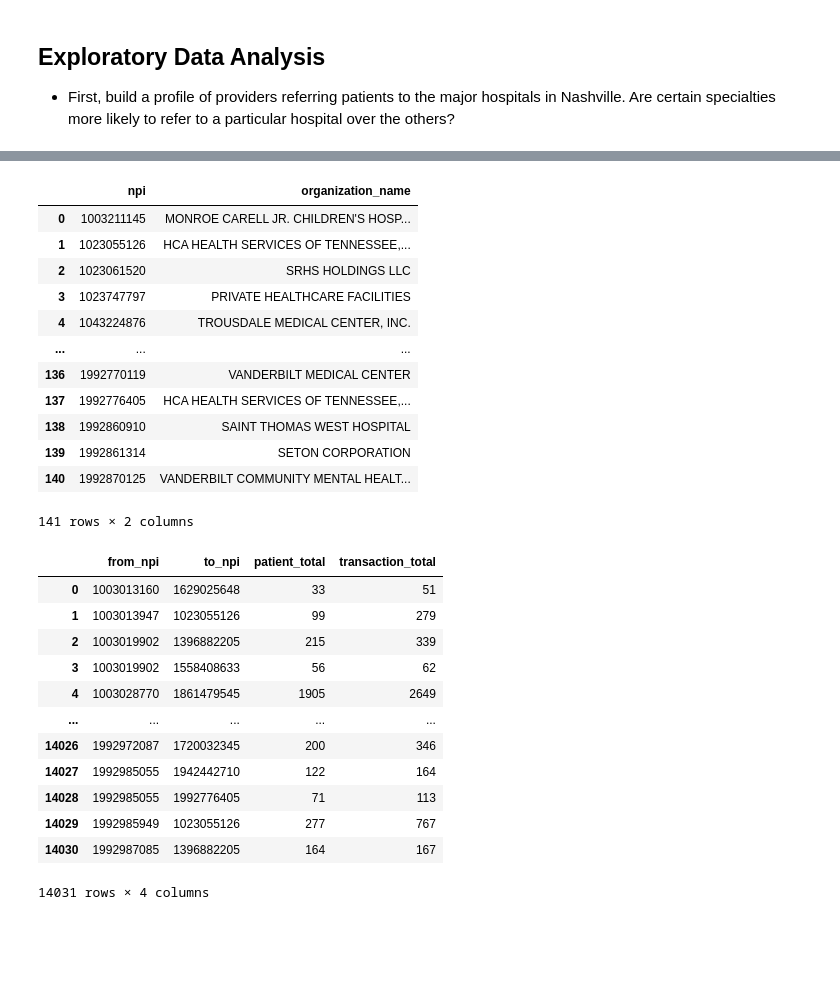
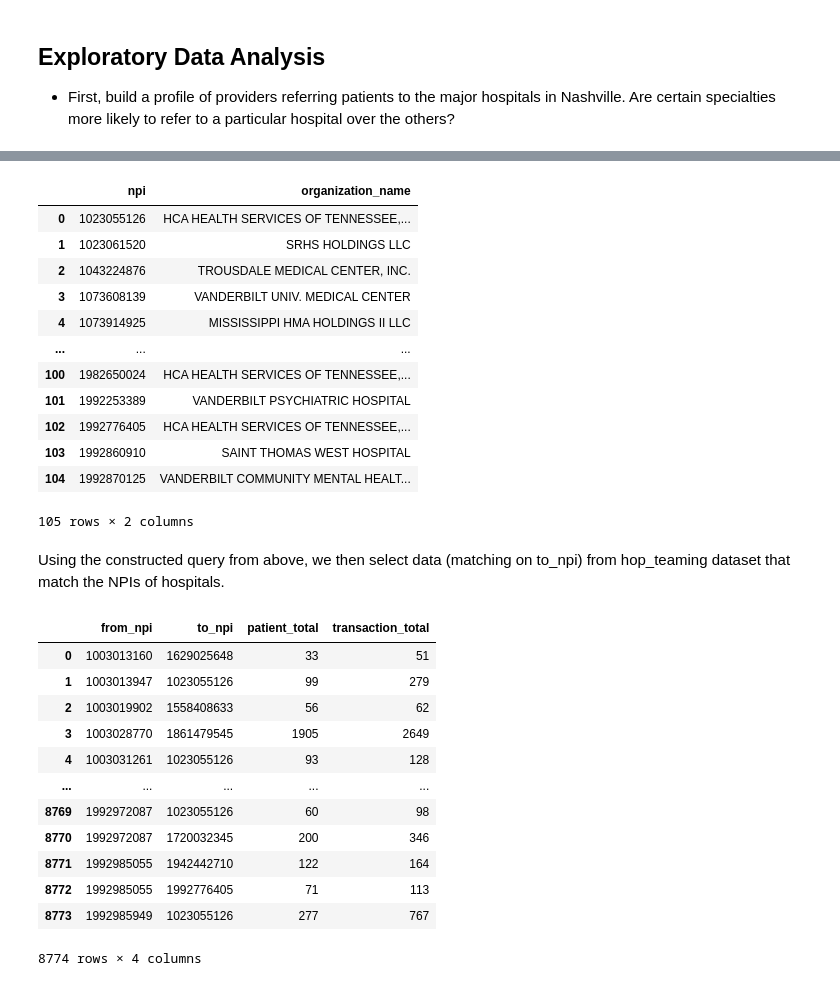
Before and after one commit to tomoumer/hop_team-the-hindenburgs, a Jupyter notebook: notebooks/data_exploration.ipynb, the cells around one changed output, grey strips where cells are left out. Drawn from its saved outputs; the diff is of its cells as text; code cells hidden in the pictures; blank space fills up the shorter version.

Commit message:
filtered hospitals based on cbsa and searched for providers who refer to them

```diff
--- a/notebooks/data_exploration.ipynb
+++ b/notebooks/data_exploration.ipynb
@@ -50,7 +56,6 @@ test_sqlite
 
 > NOTE2: during first attempt we used `address_city_name = 'NASHVILLE'` however, that excludes hospitals located in Madison, Franklin or similar. that is the reason to use CBSA instead, as well as res_ratio that tells how much of a ZIP code is included within a given CBSA
 # %%
-# the query below selects all hospitals based on the cbsa
 query = """
 SELECT DISTINCT npi, organization_name
 FROM nnpes AS np
@@ -60,32 +65,34 @@ INNER JOIN zip_cbsa AS zc
 ON np.address_postal_code = zc.zip
 WHERE entity_type_code = 2.0
     AND address_state_name = 'TN'
+    AND classification LIKE '%Hospital'
     AND cbsa = 34980
-    -- AND res_ratio > 0.5
-    AND classification LIKE '%Hospital'
+    AND res_ratio >= 0.5
     AND organization_name != 'BUNDLED PAYMENT SERVICES, LLC'
     AND organization_name != 'STATE OF TENNESSEE STATE F&A PAYROLL'
 """
 
 
 with sqlite3.connect('../data/hop_teaming_database.sqlite') as db:
-    hospitals_sqlite = pd.read_sql(query, db)
+    hospitals = pd.read_sql(query, db)
 
-hospitals_sqlite
+hospitals
 # %% [output]
 |  | npi | organization_name |
-| 0 | 1003211145 | MONROE CARELL JR. CHILDREN'S HOSP... |
-| 1 | 1023055126 | HCA HEALTH SERVICES OF TENNESSEE,... |
-| 2 | 1023061520 | SRHS HOLDINGS LLC |
-| 3 | 1023747797 | PRIVATE HEALTHCARE FACILITIES |
-| 4 | 1043224876 | TROUSDALE MEDICAL CENTER, INC. |
+| 0 | 1023055126 | HCA HEALTH SERVICES OF TENNESSEE,... |
+| 1 | 1023061520 | SRHS HOLDINGS LLC |
+| 2 | 1043224876 | TROUSDALE MEDICAL CENTER, INC. |
+| 3 | 1073608139 | VANDERBILT UNIV. MEDICAL CENTER |
+| 4 | 1073914925 | MISSISSIPPI HMA HOLDINGS II LLC |
 | ... | ... | ... |
-| 136 | 1992770119 | VANDERBILT MEDICAL CENTER |
-| 137 | 1992776405 | HCA HEALTH SERVICES OF TENNESSEE,... |
-| 138 | 1992860910 | SAINT THOMAS WEST HOSPITAL |
-| 139 | 1992861314 | SETON CORPORATION |
-| 140 | 1992870125 | VANDERBILT COMMUNITY MENTAL HEALT... |
+| 100 | 1982650024 | HCA HEALTH SERVICES OF TENNESSEE,... |
+| 101 | 1992253389 | VANDERBILT PSYCHIATRIC HOSPITAL |
+| 102 | 1992776405 | HCA HEALTH SERVICES OF TENNESSEE,... |
+| 103 | 1992860910 | SAINT THOMAS WEST HOSPITAL |
+| 104 | 1992870125 | VANDERBILT COMMUNITY MENTAL HEALT... |
-141 rows × 2 columns
+105 rows × 2 columns
+# %% [markdown]
+Using the constructed query from above, we then select data (matching on to_npi) from hop_teaming dataset that match the NPIs of hospitals.
 # %%
 query = """
 WITH hospitals AS (
@@ -96,41 +103,41 @@ WITH hospitals AS (
     INNER JOIN zip_cbsa AS zc
     ON np.address_postal_code = zc.zip
     WHERE entity_type_code = 2.0
         AND address_state_name = 'TN'
         AND cbsa = 34980
-        -- AND res_ratio > 0.5
+        AND res_ratio >= 0.5
         AND classification LIKE '%Hospital'
         AND organization_name != 'BUNDLED PAYMENT SERVICES, LLC'
         AND organization_name != 'STATE OF TENNESSEE STATE F&A PAYROLL'
 )
 SELECT
     from_npi,
     to_npi,
     SUM(patient_count) AS patient_total,
     SUM(transaction_count) AS transaction_total
 FROM hop_teaming
 WHERE to_npi IN hospitals
 GROUP BY from_npi, to_npi
 """
 
 # number of places that refer to major hospitals 14031
 # number of unique places that refer to hospitals 7688
 
 with sqlite3.connect('../data/hop_teaming_database.sqlite') as db:
     providers_to_hospitals = pd.read_sql(query, db)
 
 providers_to_hospitals
 # %% [output]
 |  | from_npi | to_npi | patient_total | transaction_total |
 | 0 | 1003013160 | 1629025648 | 33 | 51 |
 | 1 | 1003013947 | 1023055126 | 99 | 279 |
-| 2 | 1003019902 | 1396882205 | 215 | 339 |
-| 3 | 1003019902 | 1558408633 | 56 | 62 |
-| 4 | 1003028770 | 1861479545 | 1905 | 2649 |
+| 2 | 1003019902 | 1558408633 | 56 | 62 |
+| 3 | 1003028770 | 1861479545 | 1905 | 2649 |
+| 4 | 1003031261 | 1023055126 | 93 | 128 |
 | ... | ... | ... | ... | ... |
-| 14026 | 1992972087 | 1720032345 | 200 | 346 |
-| 14027 | 1992985055 | 1942442710 | 122 | 164 |
-| 14028 | 1992985055 | 1992776405 | 71 | 113 |
-| 14029 | 1992985949 | 1023055126 | 277 | 767 |
-| 14030 | 1992987085 | 1396882205 | 164 | 167 |
+| 8769 | 1992972087 | 1023055126 | 60 | 98 |
+| 8770 | 1992972087 | 1720032345 | 200 | 346 |
+| 8771 | 1992985055 | 1942442710 | 122 | 164 |
+| 8772 | 1992985055 | 1992776405 | 71 | 113 |
+| 8773 | 1992985949 | 1023055126 | 277 | 767 |
-14031 rows × 4 columns
+8774 rows × 4 columns
```
Also changed, not shown: parts of 10 cells of this notebook.
